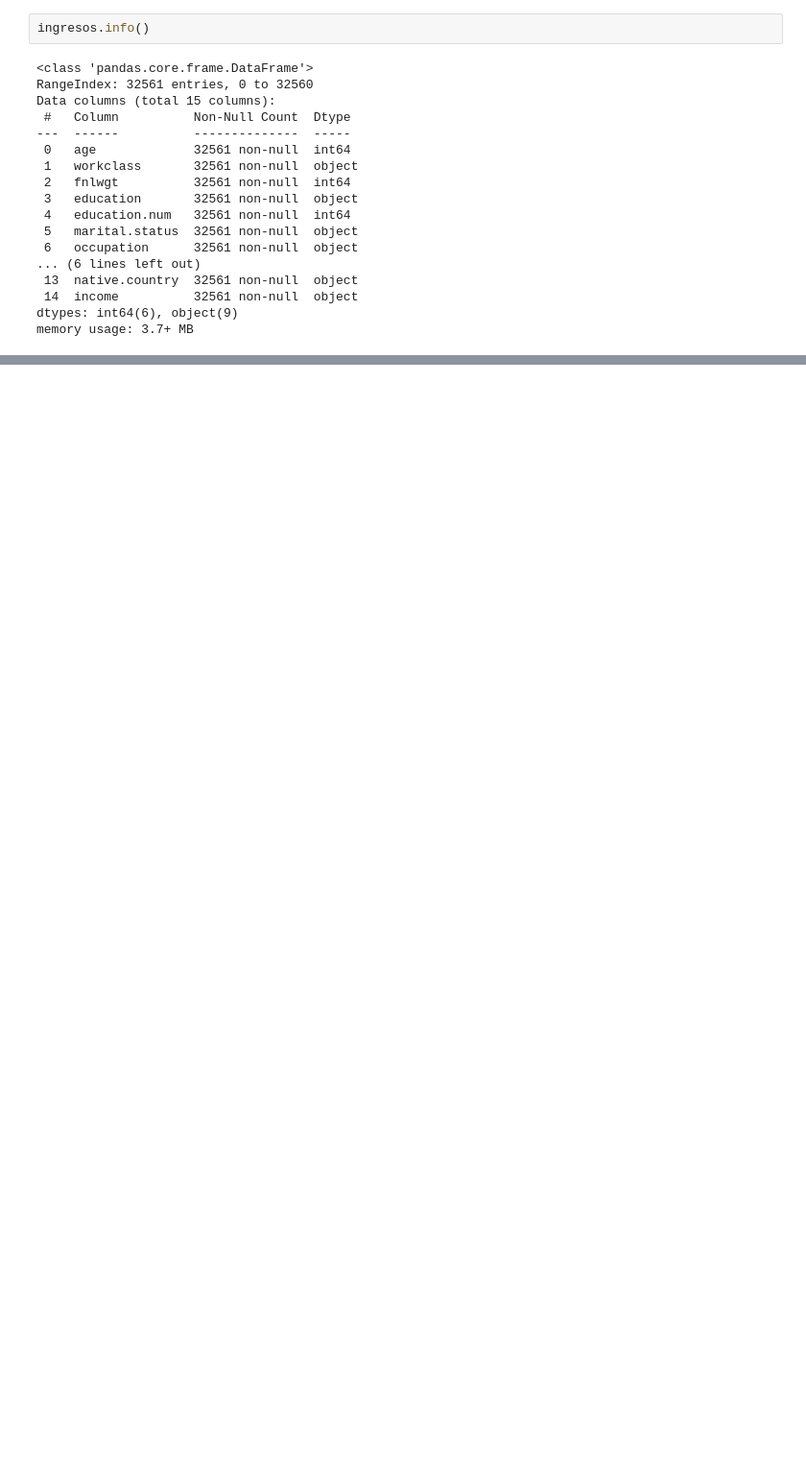
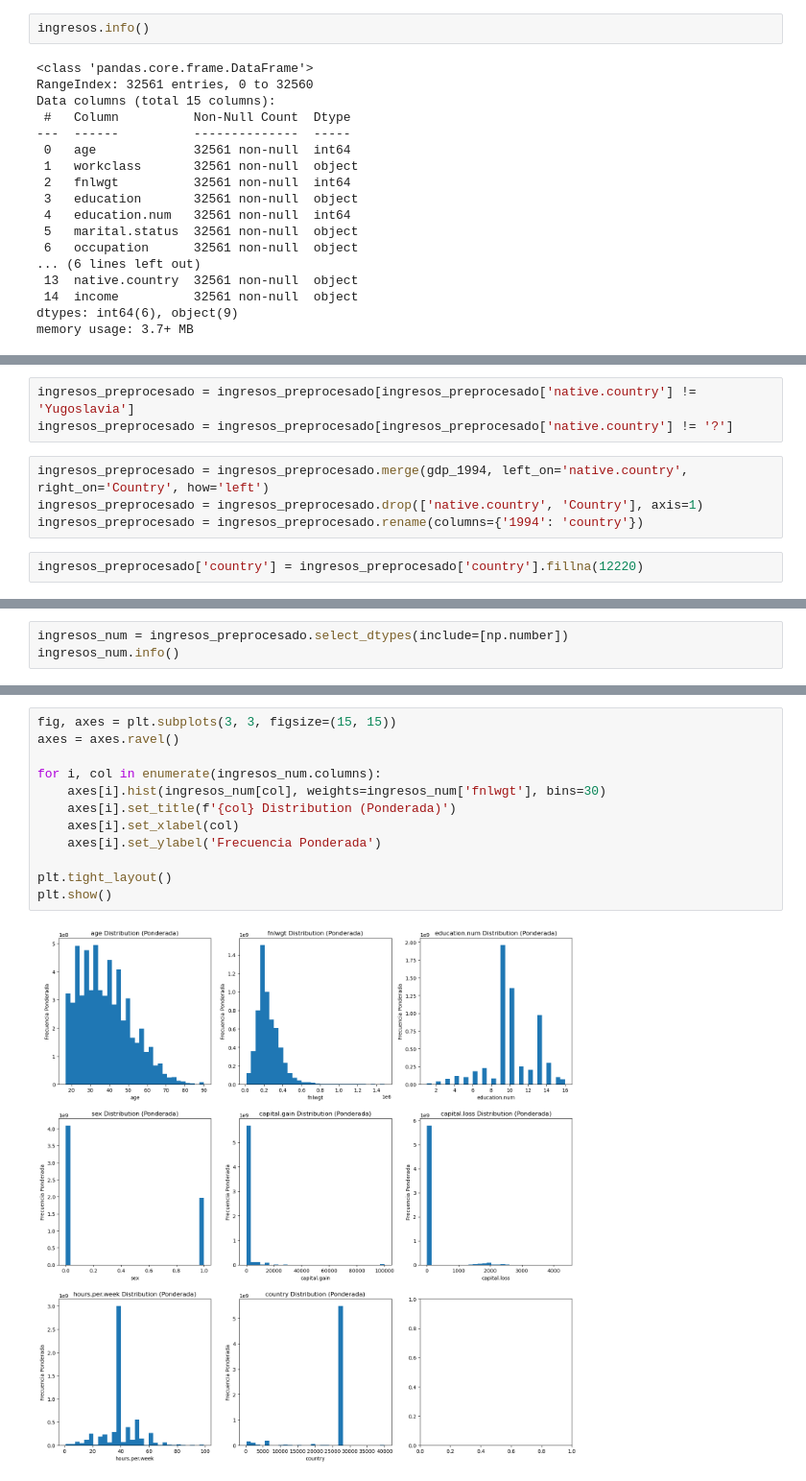
Before and after one commit to JuanPabloRodriguezC/rec_patrones_lab, a Jupyter notebook: Proyecto/proyecto.ipynb, the cells around one changed output, grey strips where cells are left out. Shown at 96% size. Drawn from its saved outputs; the diff is of its cells as text; blank space fills up the shorter version.

```diff
--- a/Proyecto/proyecto.ipynb
+++ b/Proyecto/proyecto.ipynb
@@ -342,0 +467,9 @@ ingresos.drop('education', axis=1, inplace=True)
+# %%
+ingresos_preprocesado = ingresos_preprocesado[ingresos_preprocesado['native.country'] != 'Yugoslavia']
+ingresos_preprocesado = ingresos_preprocesado[ingresos_preprocesado['native.country'] != '?']
+# %%
+ingresos_preprocesado = ingresos_preprocesado.merge(gdp_1994, left_on='native.country', right_on='Country', how='left')
+ingresos_preprocesado = ingresos_preprocesado.drop(['native.country', 'Country'], axis=1)
+ingresos_preprocesado = ingresos_preprocesado.rename(columns={'1994': 'country'})
+# %%
+ingresos_preprocesado['country'] = ingresos_preprocesado['country'].fillna(12220)
@@ -342,0 +514,3 @@ ingresos.drop('education', axis=1, inplace=True)
+# %%
+ingresos_num = ingresos_preprocesado.select_dtypes(include=[np.number])
+ingresos_num.info()
@@ -342,0 +533,14 @@ ingresos.drop('education', axis=1, inplace=True)
+# %%
+fig, axes = plt.subplots(3, 3, figsize=(15, 15))
+axes = axes.ravel()
+
+for i, col in enumerate(ingresos_num.columns):
+    axes[i].hist(ingresos_num[col], weights=ingresos_num['fnlwgt'], bins=30)
+    axes[i].set_title(f'{col} Distribution (Ponderada)')
+    axes[i].set_xlabel(col)
+    axes[i].set_ylabel('Frecuencia Ponderada')
+
+plt.tight_layout()
+plt.show()
+# %% [output]
+[figure, added]
```
Also changed, not shown: parts of 21 cells of this notebook.
